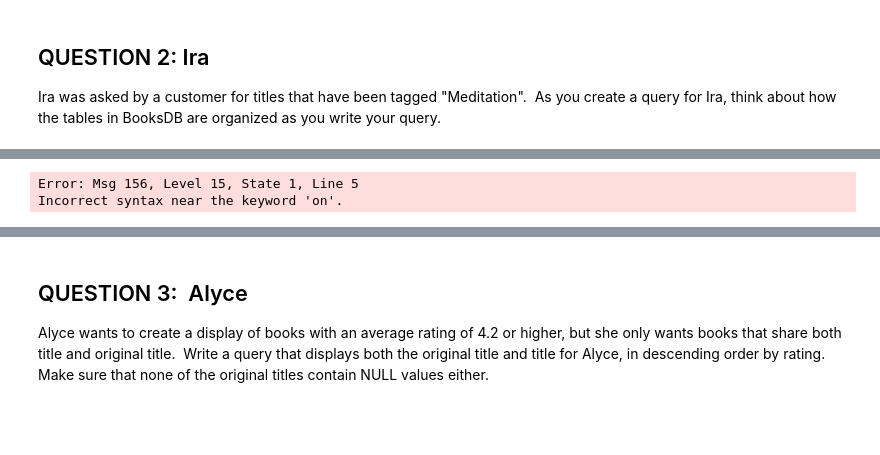
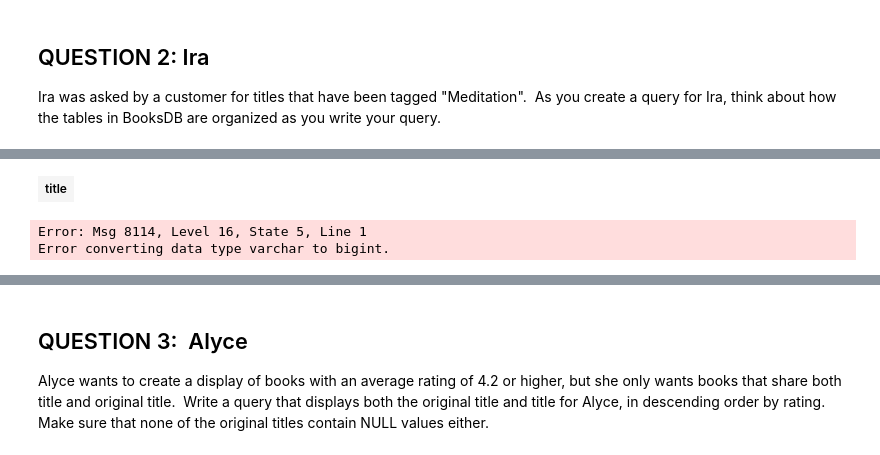
Before and after one commit to souji1991/SQL-Part-4-Studio, a Jupyter notebook: Notebook-0.ipynb, the cells around one changed output, grey strips where cells are left out. Cells and saved outputs as stored; diff of their text form; code cells hidden in the pictures; blank space fills up the shorter version.

```diff
--- a/Notebook-0.ipynb
+++ b/Notebook-0.ipynb
@@ -19,7 +26,8 @@ Total execution time: 00:00:00.036
 
 Ira was asked by a customer for titles that have been tagged "Meditation".  As you create a query for Ira, think about how the tables in BooksDB are organized as you write your query.
 # %%
-select  title  from BooksDB.dbo.books
-where book_id  in(select good_read_book_id
-from BooksDB.dbo.book_tags as  )
+select  b.title  from BooksDB.dbo.books as b
+where b.book_id in (select t.goodreads_book_id
+              from BooksDB.dbo.book_tags as t
+             where t.goodreads_book_id=b.book_id AND [tag_id]='%Meditation%');
 # %% [output]
@@ -26,2 +35,3 @@ from BooksDB.dbo.book_tags as  )
+| title |
-Error: Msg 156, Level 15, State 1, Line 5
-Incorrect syntax near the keyword 'on'.
+Error: Msg 8114, Level 16, State 5, Line 1
+Error converting data type varchar to bigint.
```
Also changed, not shown: parts of 4 cells of this notebook.
